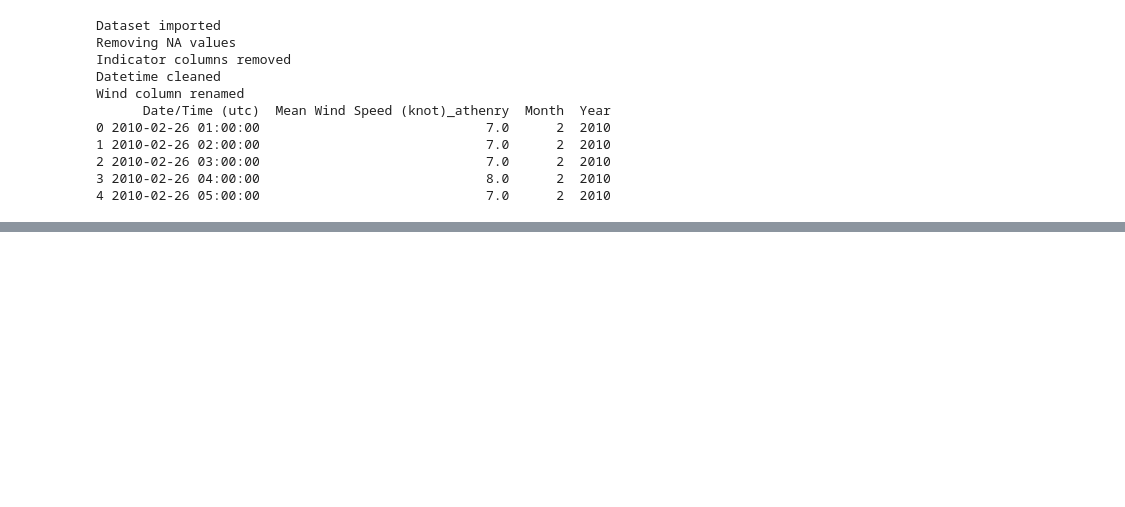
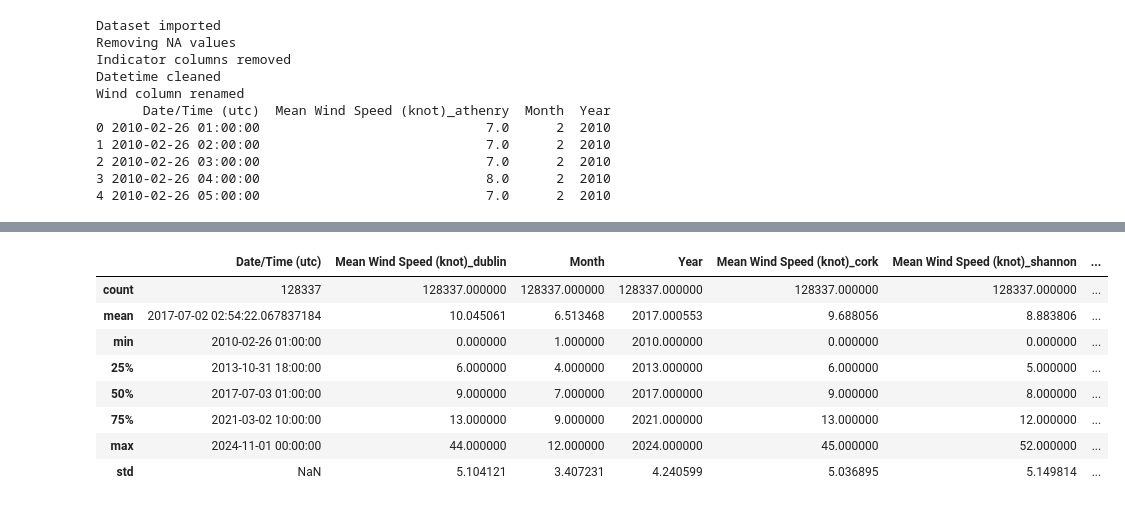
Before and after one commit to MikeCurleyCoosan/PFDA, a Jupyter notebook: PFDA_Project/windfarm.ipynb, the cells around one changed output, grey strips where cells are left out. Saved outputs shown, nothing was run; the diff lists cells and outputs as text; code cells hidden in the pictures; blank space fills up the shorter version.

Commit message:
Adding merging of datasets to create one dataset

```diff
--- a/PFDA_Project/windfarm.ipynb
+++ b/PFDA_Project/windfarm.ipynb
@@ -355,0 +360,16 @@ Wind column renamed
+# %%
+# Now that we have cleaned the datasets, we can combine them into one dataset for analysis
+
+#we will merge the datasets on the 'Date/Time (utc)' column
+#We can only merge two datasets at a time, so we will merge the datasets in pairs
+#Taken from https://pandas.pydata.org/pandas-docs/stable/user_guide/merging.html
+#Dublin and Cork
+overall_windspeed = pd.merge(dublin_windspeed1, cork_windspeed, on=['Date/Time (utc)', 'Year', 'Month'],  how='inner')
+#Add Shannon
+overall_windspeed = pd.merge(overall_windspeed, shannon_windspeed, on=['Date/Time (utc)', 'Year', 'Month'], how='inner')
+#Add Gurteen
+overall_windspeed = pd.merge(overall_windspeed, gurteen_windspeed, on=['Date/Time (utc)', 'Year', 'Month'], how='inner')
+#Add Athenry
+overall_windspeed = pd.merge(overall_windspeed, athenry_windspeed, on=['Date/Time (utc)', 'Year', 'Month'], how='inner')
+
+overall_windspeed.head()
@@ -355,0 +413,12 @@ Wind column renamed
+# %%
+overall_windspeed.describe()
+# %% [output]
+|  | Date/Time (utc) | Mean Wind Speed (knot)_dublin | Month | Year | Mean Wind Speed (knot)_cork | Mean Wind Speed (knot)_shannon | ... |
+| count | 128337 | 128337.000000 | 128337.000000 | 128337.000000 | 128337.000000 | 128337.000000 | ... |
+| mean | 2017-07-02 02:54:22.067837184 | 10.045061 | 6.513468 | 2017.000553 | 9.688056 | 8.883806 | ... |
+| min | 2010-02-26 01:00:00 | 0.000000 | 1.000000 | 2010.000000 | 0.000000 | 0.000000 | ... |
+| 25% | 2013-10-31 18:00:00 | 6.000000 | 4.000000 | 2013.000000 | 6.000000 | 5.000000 | ... |
+| 50% | 2017-07-03 01:00:00 | 9.000000 | 7.000000 | 2017.000000 | 9.000000 | 8.000000 | ... |
+| 75% | 2021-03-02 10:00:00 | 13.000000 | 9.000000 | 2021.000000 | 13.000000 | 12.000000 | ... |
+| max | 2024-11-01 00:00:00 | 44.000000 | 12.000000 | 2024.000000 | 45.000000 | 52.000000 | ... |
+| std | NaN | 5.104121 | 3.407231 | 4.240599 | 5.036895 | 5.149814 | ... |
```
Also changed, not shown: parts of 5 cells of this notebook.
